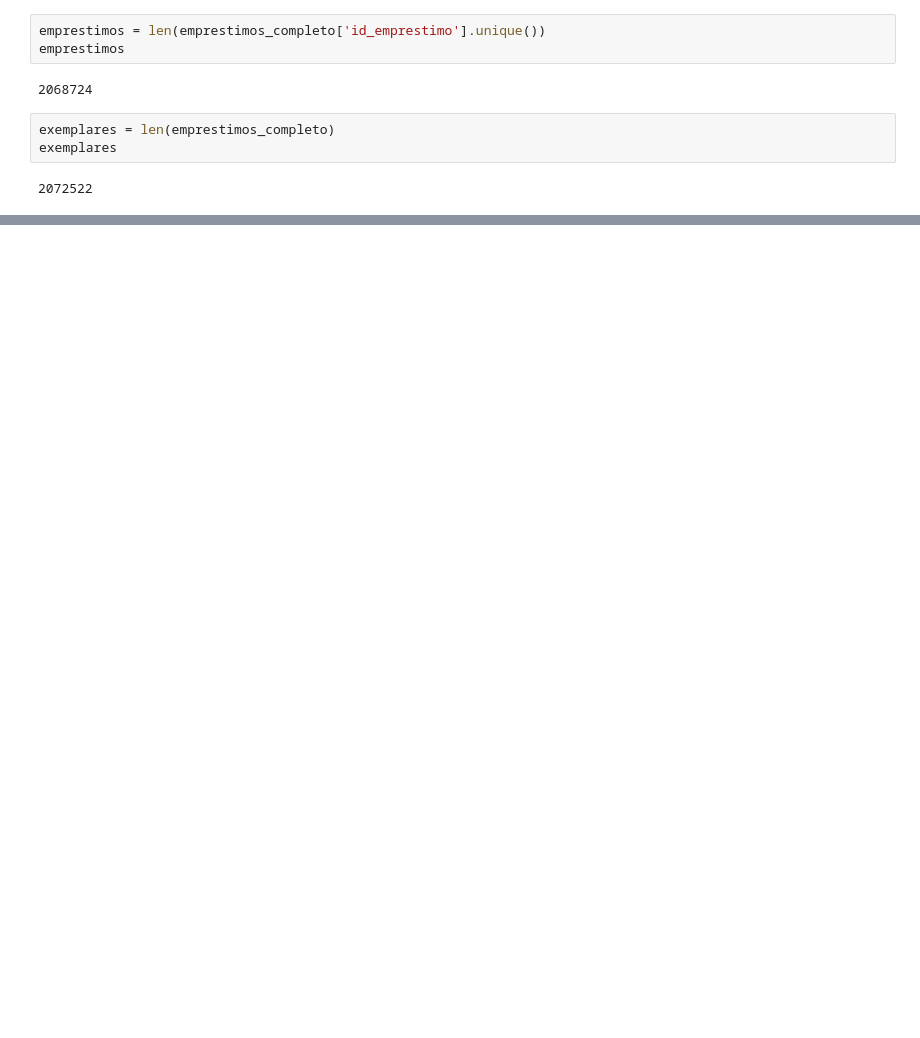
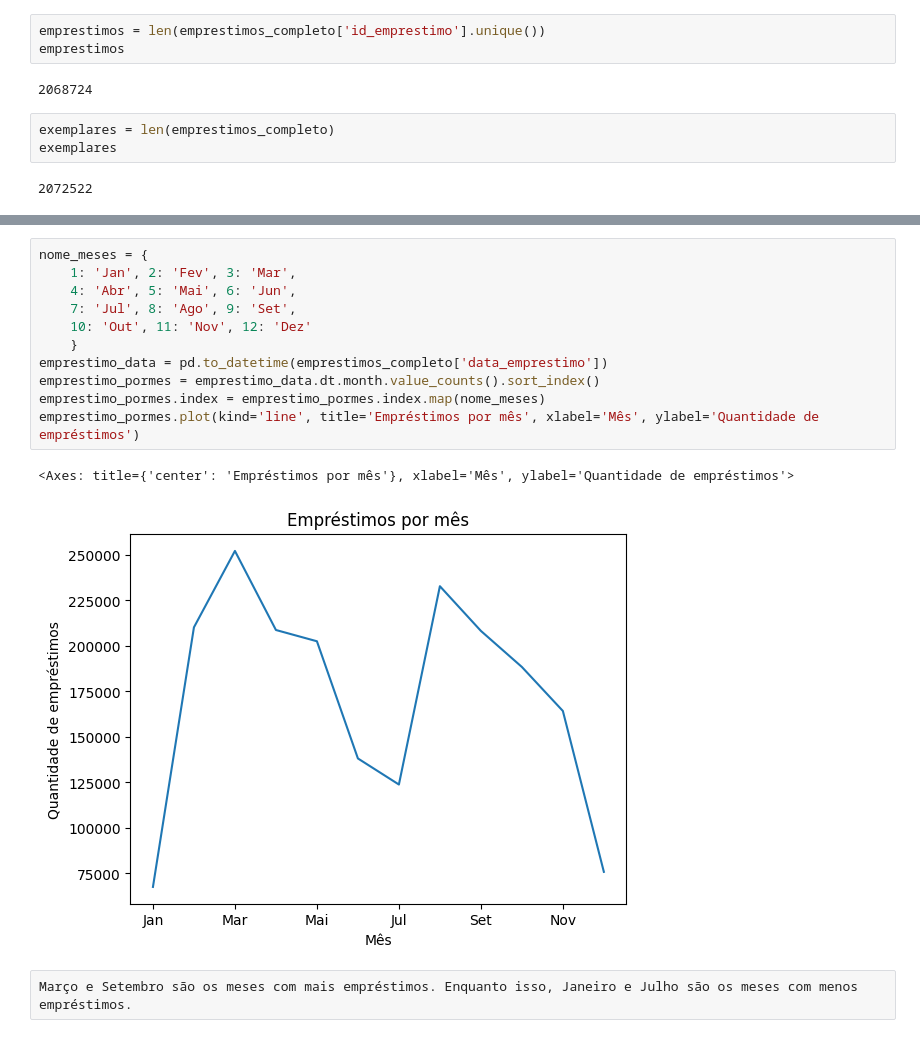
Before and after one commit to Iurpy/7DP, a Jupyter notebook: ead.ipynb, the cells around one changed output, grey strips where cells are left out. Cells and saved outputs as stored; diff of their text form; blank space fills up the shorter version.

```diff
--- a/ead.ipynb
+++ b/ead.ipynb
@@ -192,0 +182,16 @@ Name: count, dtype: int64
+# %%
+nome_meses = {
+    1: 'Jan', 2: 'Fev', 3: 'Mar',
+    4: 'Abr', 5: 'Mai', 6: 'Jun',
+    7: 'Jul', 8: 'Ago', 9: 'Set',
+    10: 'Out', 11: 'Nov', 12: 'Dez'
+    }
+emprestimo_data = pd.to_datetime(emprestimos_completo['data_emprestimo'])
+emprestimo_pormes = emprestimo_data.dt.month.value_counts().sort_index()
+emprestimo_pormes.index = emprestimo_pormes.index.map(nome_meses)
+emprestimo_pormes.plot(kind='line', title='Empréstimos por mês', xlabel='Mês', ylabel='Quantidade de empréstimos')
+# %% [output]
+<Axes: title={'center': 'Empréstimos por mês'}, xlabel='Mês', ylabel='Quantidade de empréstimos'>
+[figure, added]
+# %% [raw]
+Março e Setembro são os meses com mais empréstimos. Enquanto isso, Janeiro e Julho são os meses com menos empréstimos.
```
Also changed, not shown: parts of 4 cells of this notebook.
